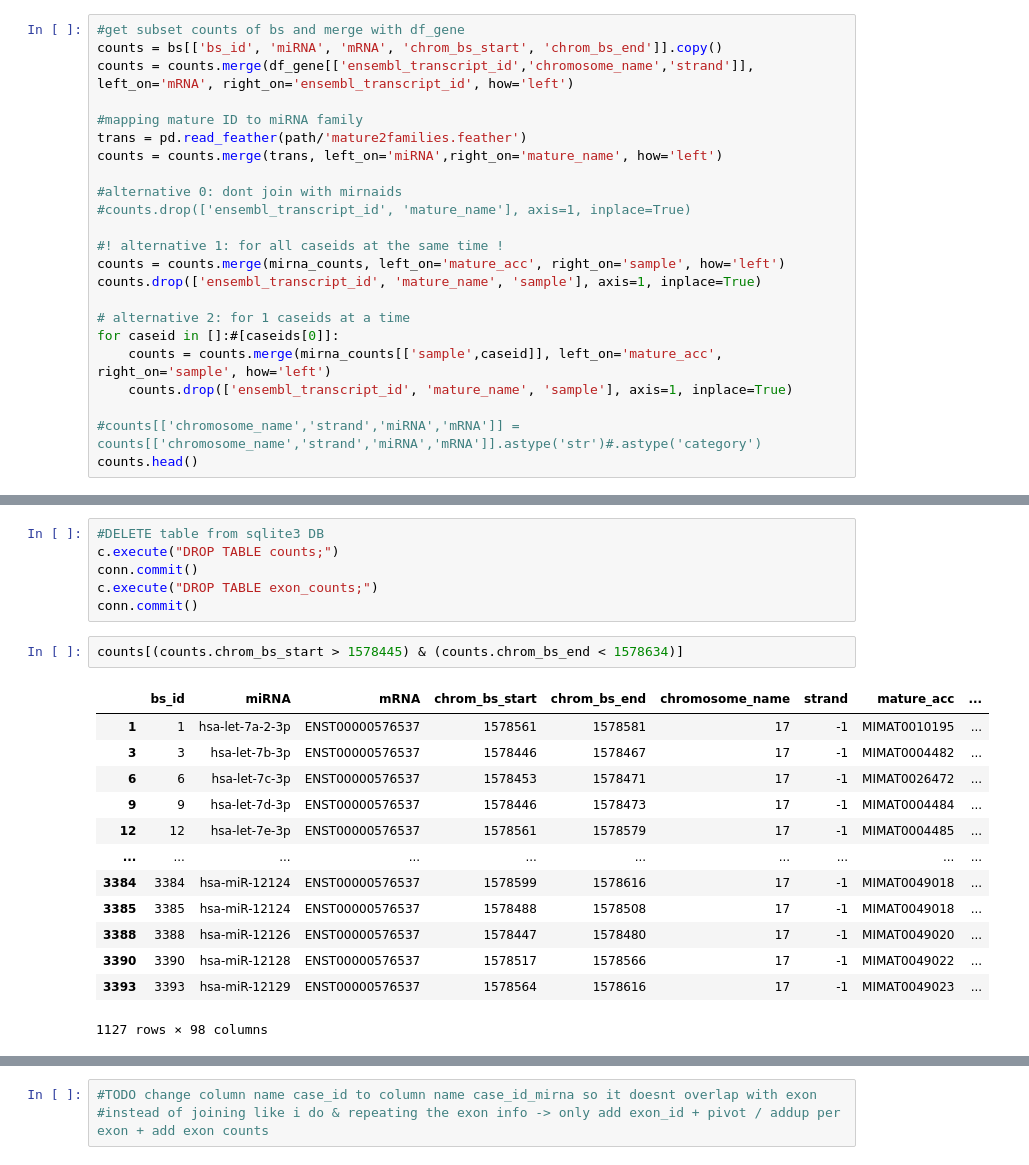
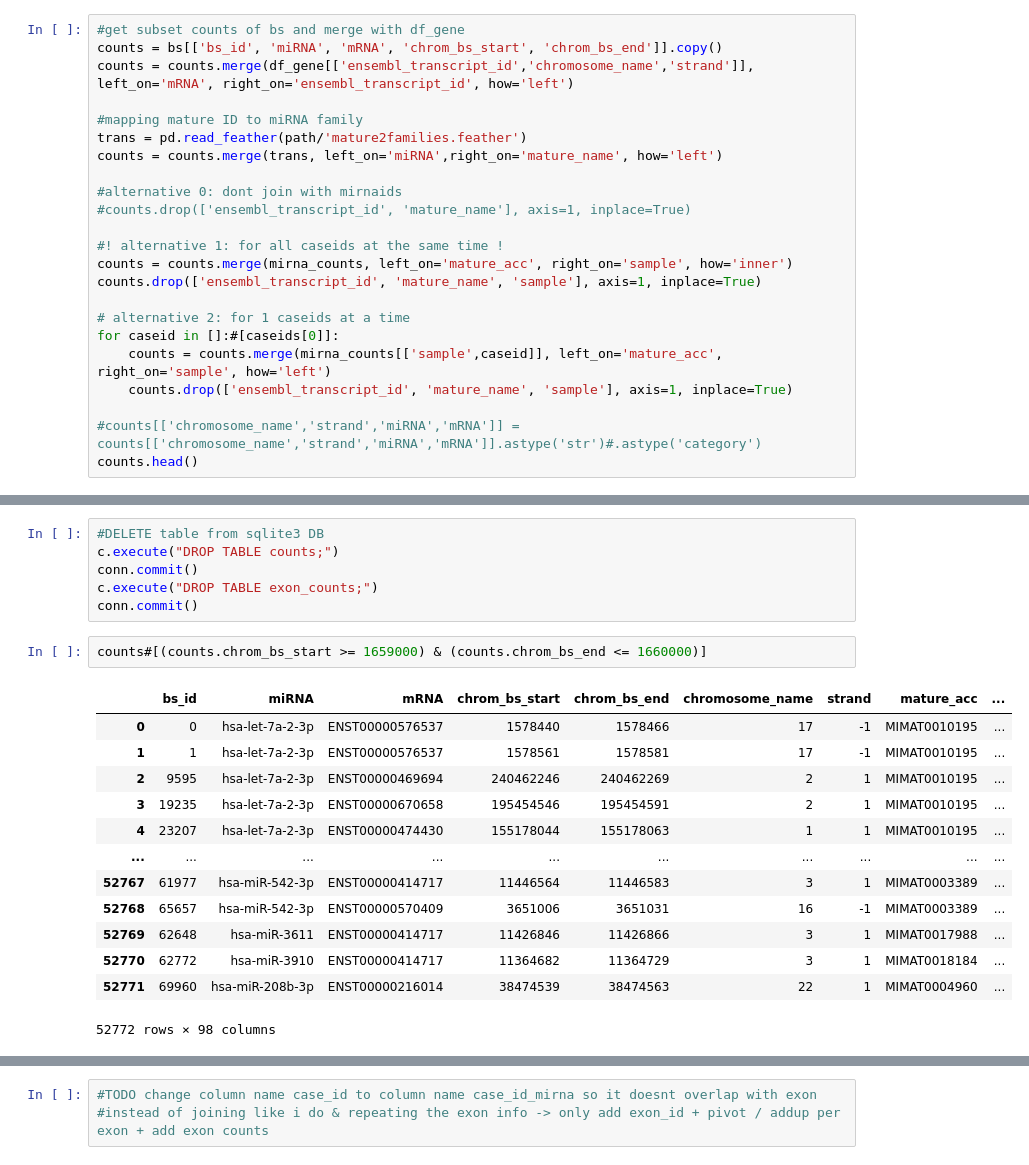
Before and after one commit to lenamariahackl/alt-splicing-mirna-reg, a Jupyter notebook: elastic_net.ipynb, the cells around one changed output, grey strips where cells are left out. Saved outputs shown, nothing was run; the diff lists cells and outputs as text.

```diff
--- a/elastic_net.ipynb
+++ b/elastic_net.ipynb
@@ -297,7 +212,7 @@ counts = counts.merge(trans, left_on='miRNA',right_on='mature_name', how='left')
 #counts.drop(['ensembl_transcript_id', 'mature_name'], axis=1, inplace=True)
 
 #! alternative 1: for all caseids at the same time !
-counts = counts.merge(mirna_counts, left_on='mature_acc', right_on='sample', how='left')
+counts = counts.merge(mirna_counts, left_on='mature_acc', right_on='sample', how='inner')
 counts.drop(['ensembl_transcript_id', 'mature_name', 'sample'], axis=1, inplace=True)
 
 # alternative 2: for 1 caseids at a time
@@ -368,18 +299,18 @@ conn.commit()
 c.execute("DROP TABLE exon_counts;")
 conn.commit()
 # %%
-counts[(counts.chrom_bs_start > 1578445) & (counts.chrom_bs_end < 1578634)]
+counts#[(counts.chrom_bs_start >= 1659000) & (counts.chrom_bs_end <= 1660000)]
 # %% [output]
 |  | bs_id | miRNA | mRNA | chrom_bs_start | chrom_bs_end | chromosome_name | strand | mature_acc | ... |
+| 0 | 0 | hsa-let-7a-2-3p | ENST00000576537 | 1578440 | 1578466 | 17 | -1 | MIMAT0010195 | ... |
 | 1 | 1 | hsa-let-7a-2-3p | ENST00000576537 | 1578561 | 1578581 | 17 | -1 | MIMAT0010195 | ... |
-| 3 | 3 | hsa-let-7b-3p | ENST00000576537 | 1578446 | 1578467 | 17 | -1 | MIMAT0004482 | ... |
-| 6 | 6 | hsa-let-7c-3p | ENST00000576537 | 1578453 | 1578471 | 17 | -1 | MIMAT0026472 | ... |
-| 9 | 9 | hsa-let-7d-3p | ENST00000576537 | 1578446 | 1578473 | 17 | -1 | MIMAT0004484 | ... |
-| 12 | 12 | hsa-let-7e-3p | ENST00000576537 | 1578561 | 1578579 | 17 | -1 | MIMAT0004485 | ... |
+| 2 | 9595 | hsa-let-7a-2-3p | ENST00000469694 | 240462246 | 240462269 | 2 | 1 | MIMAT0010195 | ... |
+| 3 | 19235 | hsa-let-7a-2-3p | ENST00000670658 | 195454546 | 195454591 | 2 | 1 | MIMAT0010195 | ... |
+| 4 | 23207 | hsa-let-7a-2-3p | ENST00000474430 | 155178044 | 155178063 | 1 | 1 | MIMAT0010195 | ... |
 | ... | ... | ... | ... | ... | ... | ... | ... | ... | ... |
-| 3384 | 3384 | hsa-miR-12124 | ENST00000576537 | 1578599 | 1578616 | 17 | -1 | MIMAT0049018 | ... |
-| 3385 | 3385 | hsa-miR-12124 | ENST00000576537 | 1578488 | 1578508 | 17 | -1 | MIMAT0049018 | ... |
-| 3388 | 3388 | hsa-miR-12126 | ENST00000576537 | 1578447 | 1578480 | 17 | -1 | MIMAT0049020 | ... |
-| 3390 | 3390 | hsa-miR-12128 | ENST00000576537 | 1578517 | 1578566 | 17 | -1 | MIMAT0049022 | ... |
-| 3393 | 3393 | hsa-miR-12129 | ENST00000576537 | 1578564 | 1578616 | 17 | -1 | MIMAT0049023 | ... |
+| 52767 | 61977 | hsa-miR-542-3p | ENST00000414717 | 11446564 | 11446583 | 3 | 1 | MIMAT0003389 | ... |
+| 52768 | 65657 | hsa-miR-542-3p | ENST00000570409 | 3651006 | 3651031 | 16 | -1 | MIMAT0003389 | ... |
+| 52769 | 62648 | hsa-miR-3611 | ENST00000414717 | 11426846 | 11426866 | 3 | 1 | MIMAT0017988 | ... |
+| 52770 | 62772 | hsa-miR-3910 | ENST00000414717 | 11364682 | 11364729 | 3 | 1 | MIMAT0018184 | ... |
+| 52771 | 69960 | hsa-miR-208b-3p | ENST00000216014 | 38474539 | 38474563 | 22 | 1 | MIMAT0004960 | ... |
-1127 rows × 98 columns
+52772 rows × 98 columns
```
Also changed, not shown: parts of 40 cells of this notebook.
